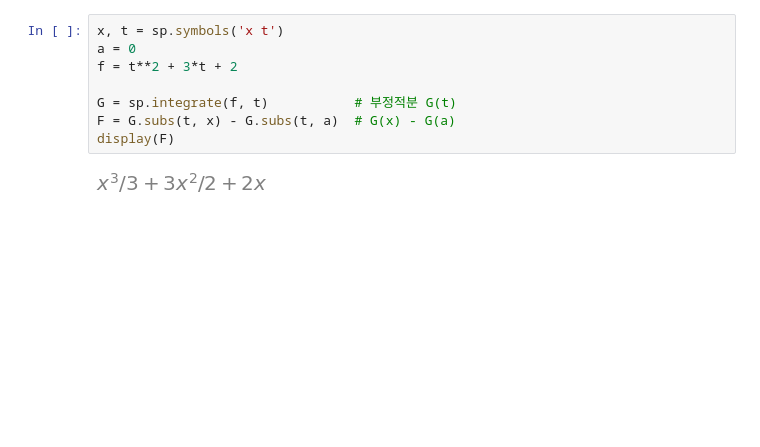
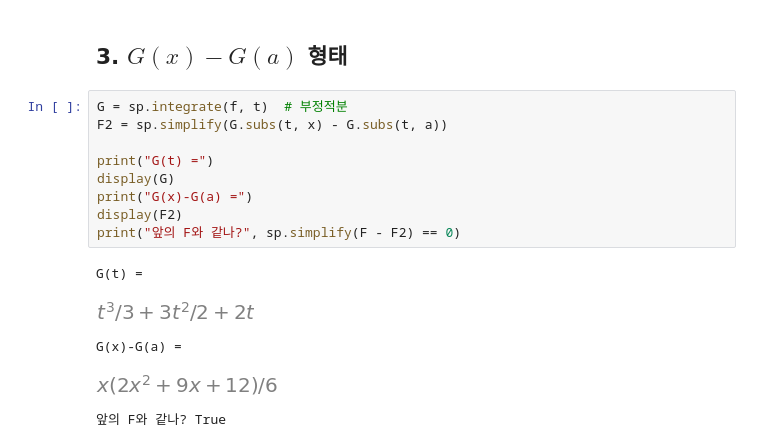
Before and after one commit to XaicuL/Mathematics, a Jupyter notebook: Math_2/Chap_03/A_function_defined_by_a_definite_integral.ipynb, the cells around one changed output. Cells and saved outputs as stored; diff of their text form; blank space fills up the shorter version.

```diff
--- a/Math_2/Chap_03/A_function_defined_by_a_definite_integral.ipynb
+++ b/Math_2/Chap_03/A_function_defined_by_a_definite_integral.ipynb
@@ -26,10 +59,17 @@ True
+# %% [markdown]
+## 3. $G(x)-G(a)$ 형태
 # %%
-x, t = sp.symbols('x t')
-a = 0
-f = t**2 + 3*t + 2
+G = sp.integrate(f, t)  # 부정적분
+F2 = sp.simplify(G.subs(t, x) - G.subs(t, a))
 
-G = sp.integrate(f, t)           # 부정적분 G(t)
-F = G.subs(t, x) - G.subs(t, a)  # G(x) - G(a)
-display(F)
+print("G(t) =")
+display(G)
+print("G(x)-G(a) =")
+display(F2)
+print("앞의 F와 같나?", sp.simplify(F - F2) == 0)
 # %% [output]
+G(t) =
-[figure, old version]
+[figure, new version]
+G(x)-G(a) =
+[figure, added]
+앞의 F와 같나? True
```
Also changed, not shown: parts of 9 cells of this notebook, 5 other files.
